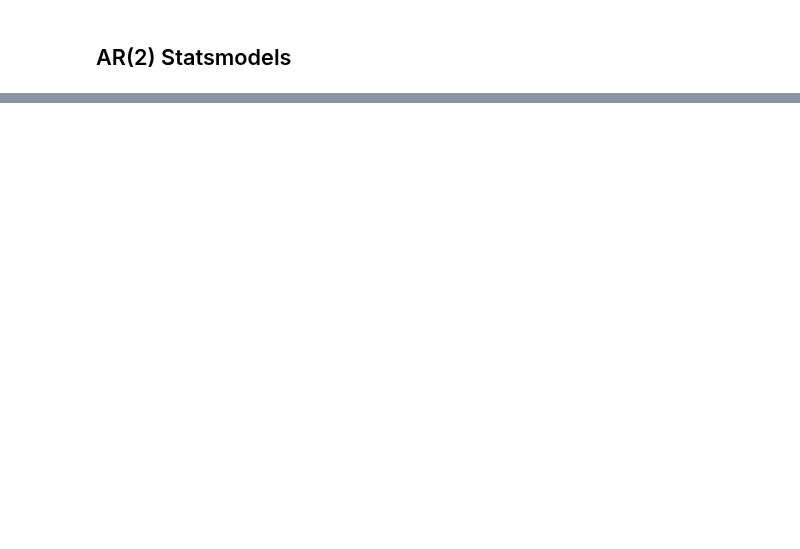
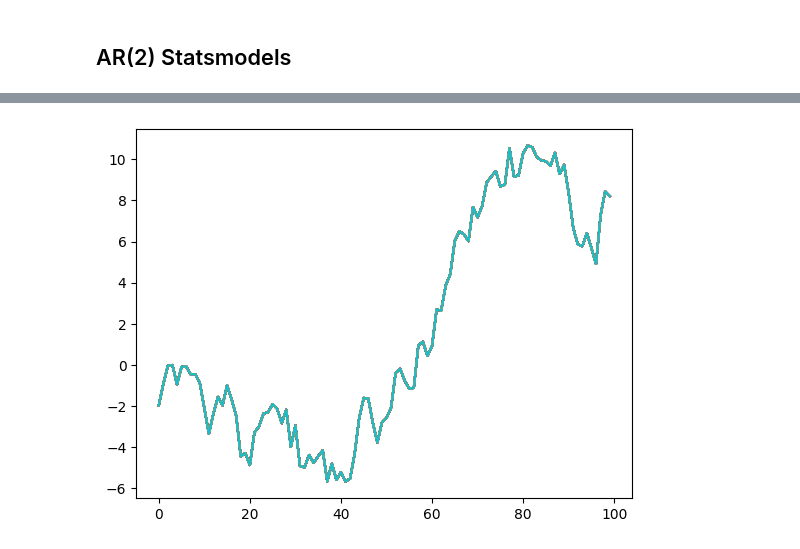
Before and after one commit to banditkings/learning-causal-impact, a Jupyter notebook: notebooks/0.1-numpyro_scan.ipynb, the cells around one changed output, grey strips where cells are left out. Saved outputs shown, nothing was run; the diff lists cells and outputs as text; code cells hidden in the pictures; blank space fills up the shorter version.

```diff
--- a/notebooks/0.1-numpyro_scan.ipynb
+++ b/notebooks/0.1-numpyro_scan.ipynb
@@ -194,0 +287,25 @@ No artists with labels found to put in legend.  Note that artists whose label st
+# %%
+# sim data with numpy
+np.random.seed(69)
+
+T = 100
+current_level = 0
+result = []
+for t in range(T):
+    current_level += np.random.normal()
+    result.append(current_level)
+# %%
+# sim data with jax
+
+rng_key_ = random.PRNGKey(0)
+
+# make an array of errors, and then we'll iterate over them
+errors = dist.Normal().sample(rng_key_, (T,))
+
+def simulate_local_level(carry, x):
+    current_level = carry
+    current_level = current_level + x
+    return current_level, current_level
+
+final_state, y = scan(simulate_local_level, init=0, xs=errors)
+print(y)
@@ -194,0 +330,11 @@ No artists with labels found to put in legend.  Note that artists whose label st
+# %%
+## Prior Predictive
+num_samples = 50
+prior_predictive = Predictive(local_level, num_samples=num_samples)
+prior_predictions = prior_predictive(rng_key, y)['y']
+# %%
+x = range(T)
+for i in range(num_samples):
+    plt.plot(x, prior_predictions[i])
+# %% [output]
+[figure, added]
```
Also changed, not shown: parts of 26 cells of this notebook, 3 other files.
